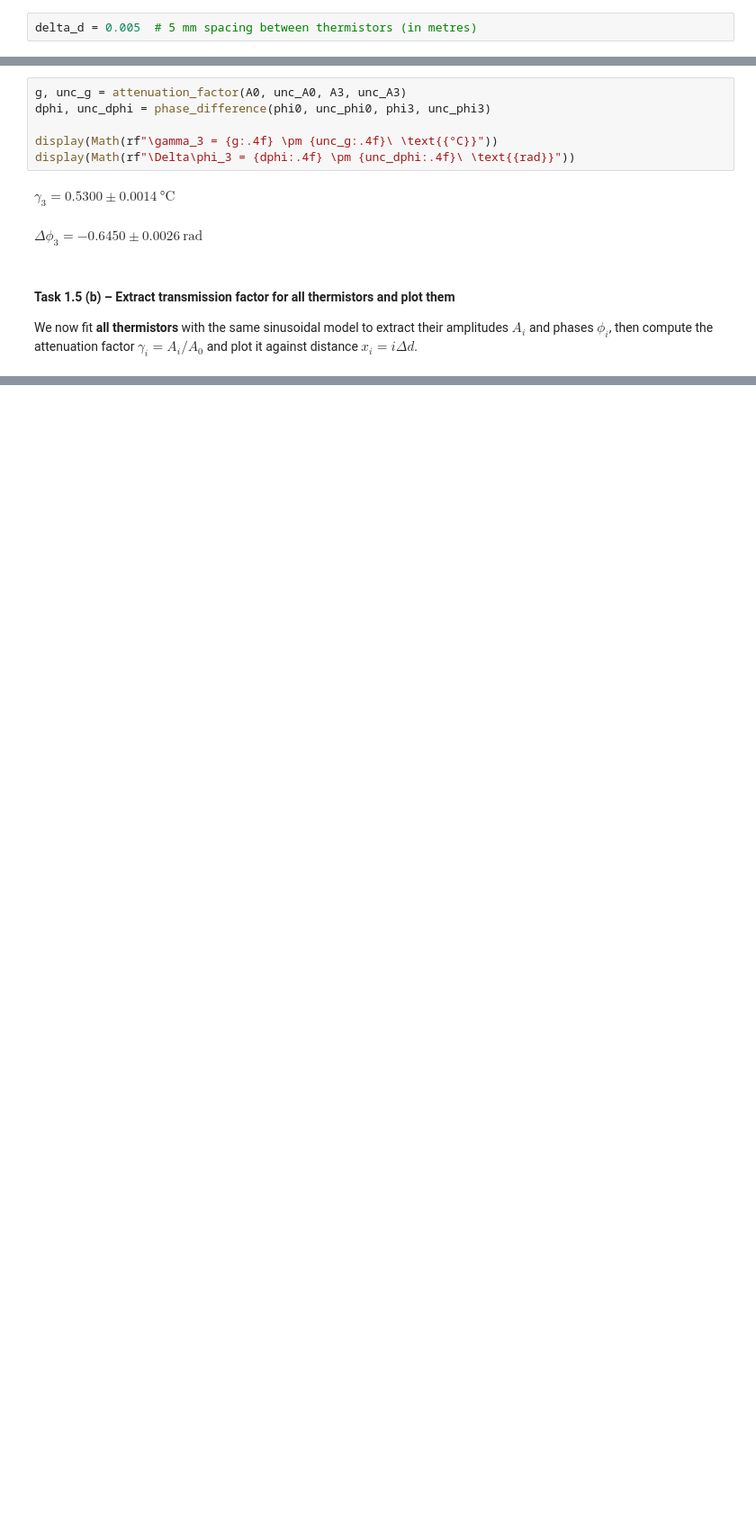
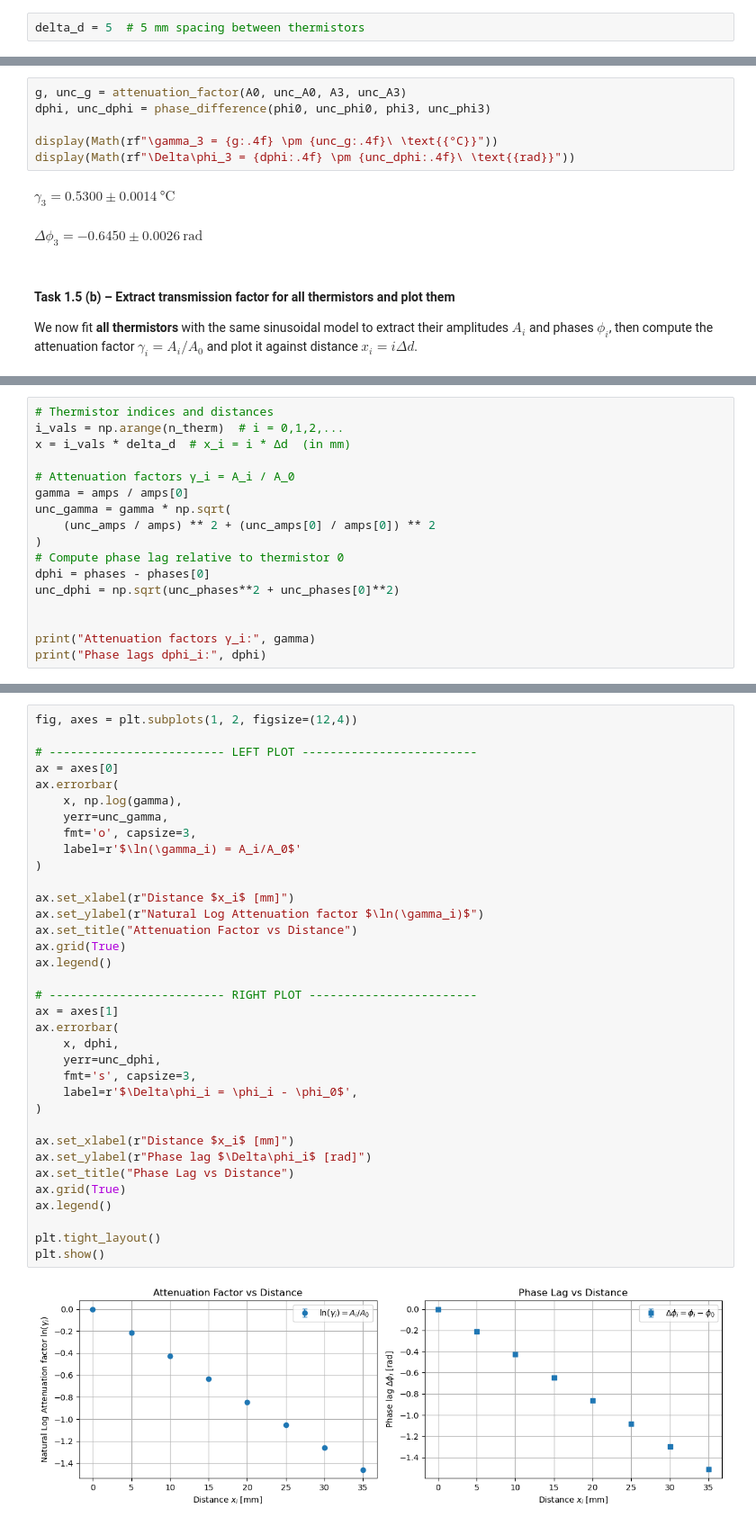
Before and after one commit to yusufmspahi/Imperial-Y2-Labs, a Jupyter notebook: Thermal and Electrical Waves/Mock Tasks.ipynb, the cells around one changed output, grey strips where cells are left out. Shown at 90% size. Saved outputs shown, nothing was run; the diff lists cells and outputs as text; blank space fills up the shorter version.

```diff
--- a/Thermal and Electrical Waves/Mock Tasks.ipynb
+++ b/Thermal and Electrical Waves/Mock Tasks.ipynb
@@ -51,7 +51,7 @@ Thermal waves propagate along the x-axis, and the thermistor sensors are placed
 
 We define $x = 0$ at the first thermistor.
 # %%
-delta_d = 0.005  # 5 mm spacing between thermistors (in metres)
+delta_d = 5  # 5 mm spacing between thermistors
 # %% [markdown]
 ## **Task 1.5**
 
@@ -204,0 +231,17 @@ $\gamma_i = A_i / A_0$ and plot it against distance $x_i = i \Delta d$.
+# %%
+# Thermistor indices and distances
+i_vals = np.arange(n_therm)  # i = 0,1,2,...
+x = i_vals * delta_d  # x_i = i * Δd  (in mm)
+
+# Attenuation factors γ_i = A_i / A_0
+gamma = amps / amps[0]
+unc_gamma = gamma * np.sqrt(
+    (unc_amps / amps) ** 2 + (unc_amps[0] / amps[0]) ** 2
+)
+# Compute phase lag relative to thermistor 0
+dphi = phases - phases[0]
+unc_dphi = np.sqrt(unc_phases**2 + unc_phases[0]**2)
+
+
+print("Attenuation factors γ_i:", gamma)
+print("Phase lags dphi_i:", dphi)
@@ -205,3 +253,40 @@ $\gamma_i = A_i / A_0$ and plot it against distance $x_i = i \Delta d$.
+# %%
+fig, axes = plt.subplots(1, 2, figsize=(12,4))
+
+# ------------------------- LEFT PLOT -------------------------
+ax = axes[0]
+ax.errorbar(
+    x, np.log(gamma),
+    yerr=unc_gamma,
+    fmt='o', capsize=3,
+    label=r'$\ln(\gamma_i) = A_i/A_0$'
+)
+
+ax.set_xlabel(r"Distance $x_i$ [mm]")
+ax.set_ylabel(r"Natural Log Attenuation factor $\ln(\gamma_i)$")
+ax.set_title("Attenuation Factor vs Distance")
+ax.grid(True)
+ax.legend()
+
+# ------------------------- RIGHT PLOT ------------------------
+ax = axes[1]
+ax.errorbar(
+    x, dphi,
+    yerr=unc_dphi,
+    fmt='s', capsize=3,
+    label=r'$\Delta\phi_i = \phi_i - \phi_0$',
+)
+
+ax.set_xlabel(r"Distance $x_i$ [mm]")
+ax.set_ylabel(r"Phase lag $\Delta\phi_i$ [rad]")
+ax.set_title("Phase Lag vs Distance")
+ax.grid(True)
+ax.legend()
+
+plt.tight_layout()
+plt.show()
+# %% [output]
+[figure, added]
 # %% [markdown]
 #### **Task 1.5 (c) – Fit attenuation vs distance to extract $D$**
 
```
Also changed, not shown: parts of 5 cells of this notebook.
